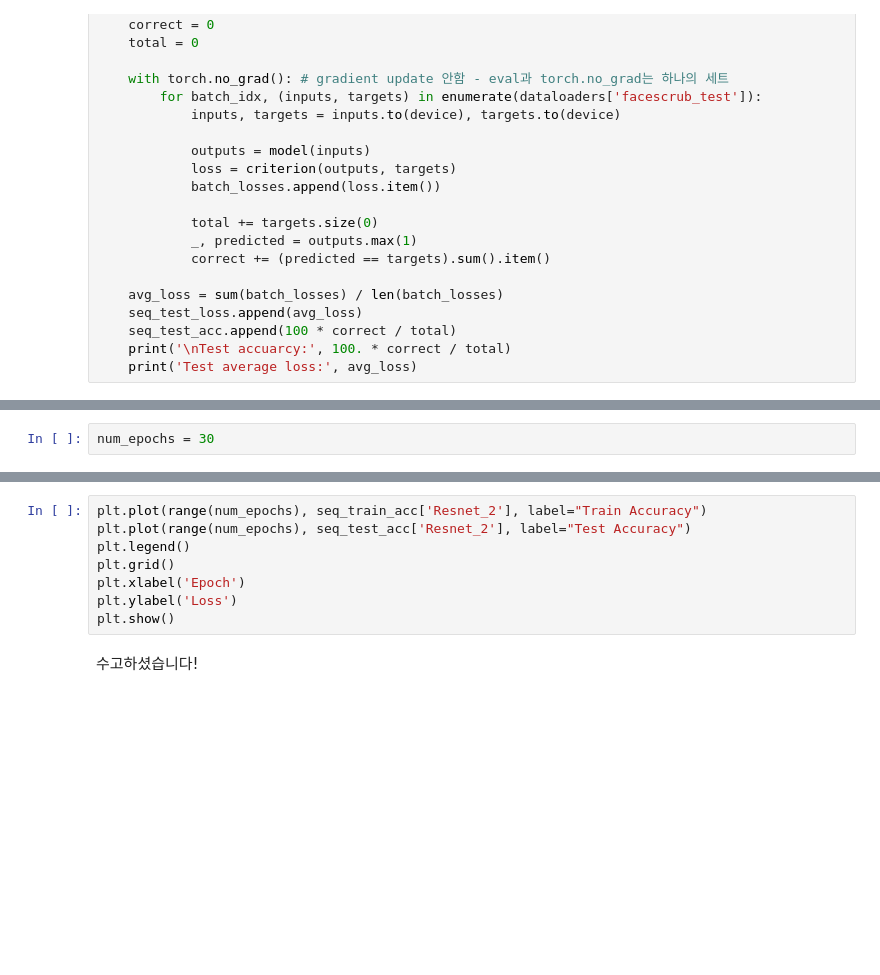
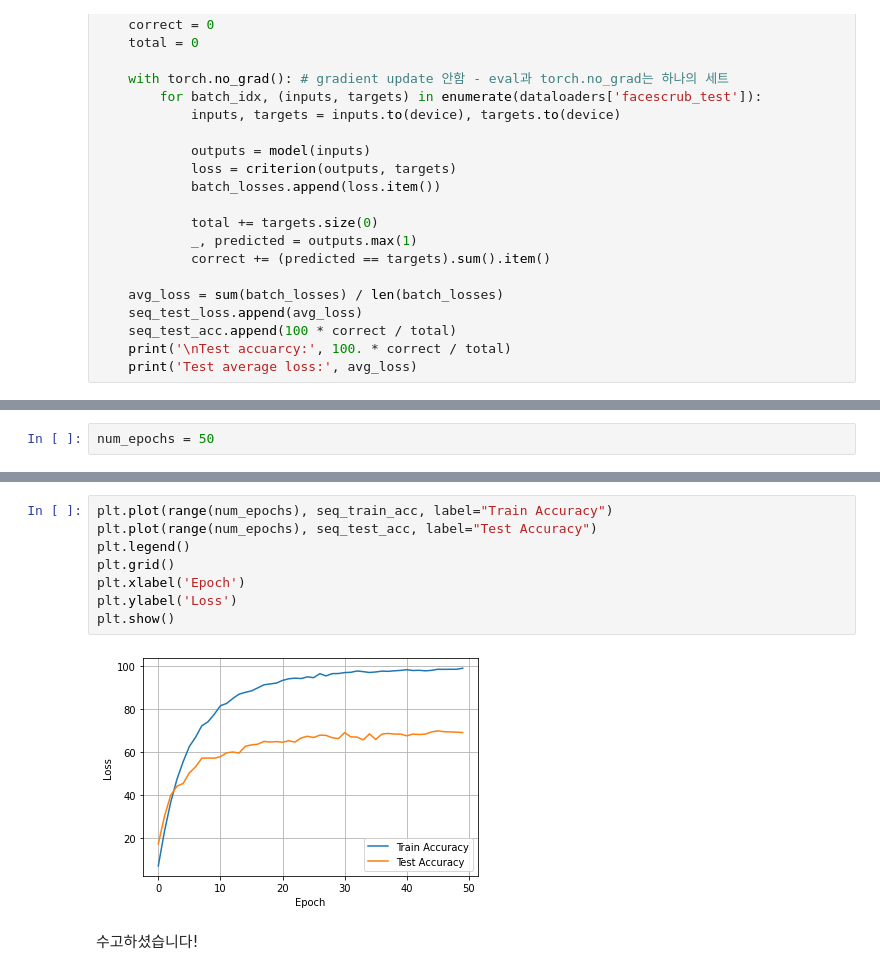
Before and after one commit to DataScience-Lab-Yonsei/2022-Fall-RegularSession, a Jupyter notebook: 220825 CNN Implementation/8기/[8기_안세정]_CNN_Implementation_과제_재제출.ipynb, the cells around one changed output, grey strips where cells are left out. Saved outputs shown, nothing was run; the diff lists cells and outputs as text; blank space fills up the shorter version.

```diff
--- a/220825 CNN Implementation/8기/[8기 안세정] CNN Implementation 과제.ipynb
+++ b/220825 CNN Implementation/8기/[8기_안세정]_CNN_Implementation_과제_재제출.ipynb
@@ -315,4 +351,4 @@ criterion =
 # %%
-num_epochs = 30
+num_epochs = 50
 # %%
 ## Checkpoint를 저장할 경로를 설정해 주세요
@@ -334,10 +390,12 @@ plt.show()
 # %%
-plt.plot(range(num_epochs), seq_train_acc['Resnet_2'], label="Train Accuracy")
-plt.plot(range(num_epochs), seq_test_acc['Resnet_2'], label="Test Accuracy")
+plt.plot(range(num_epochs), seq_train_acc, label="Train Accuracy")
+plt.plot(range(num_epochs), seq_test_acc, label="Test Accuracy")
 plt.legend()
 plt.grid()
 plt.xlabel('Epoch')
 plt.ylabel('Loss')
 plt.show()
+# %% [output]
+[figure, added]
 # %% [markdown]
 수고하셨습니다!
```
Also changed, not shown: parts of 9 cells of this notebook.
